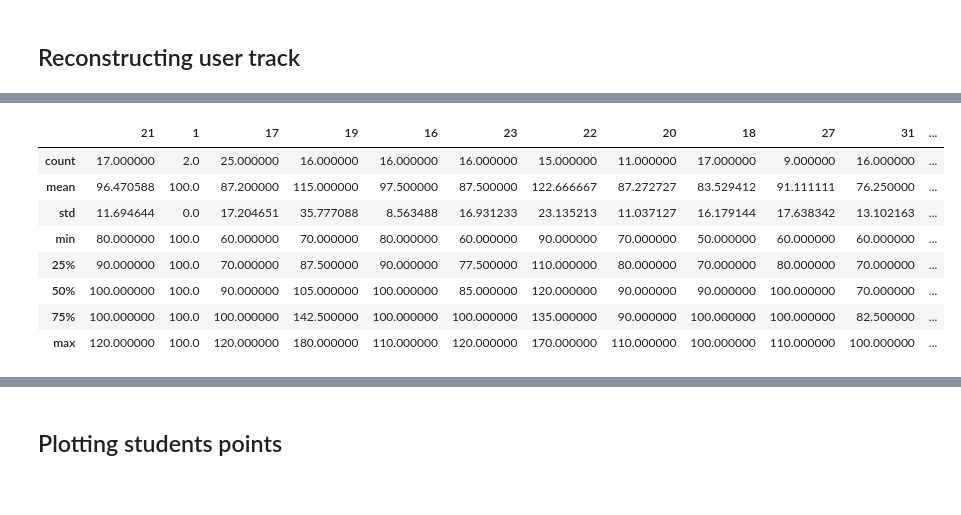
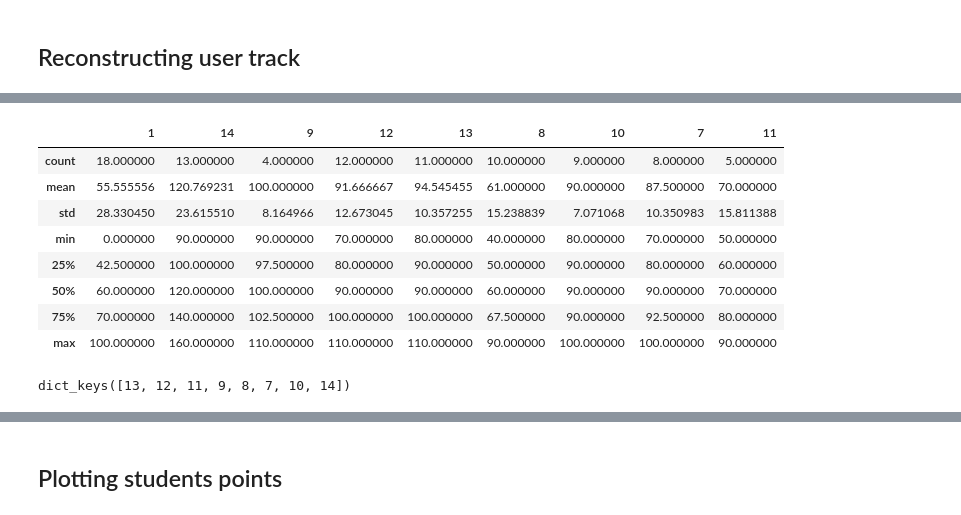
Before and after one commit to harena-lab/harena-analytics, a Jupyter notebook: resources/ZumbiVenom/analysis/analysis.ipynb, the cells around one changed output, grey strips where cells are left out. Cells and saved outputs as stored; diff of their text form; code cells hidden in the pictures.

```diff
--- a/resources/ZumbiVenom/analysis/analysis.ipynb
+++ b/resources/ZumbiVenom/analysis/analysis.ipynb
@@ -60,10 +69,9 @@ dict_keys([21, 1, 17, 19, 16, 23, 22, 20, 18, 27, 31, 26, 32, 28, 30, 29, 24])
 # %%
 def users_points_history(users_track):
-
     users_points = dict()
     for user in users_track.keys():
         for log in users_track[user]:
-            if '/var/points/set' in log['topic']:
+            if 'var/points/set' in log['topic']:
                 points=log['payload']['content']
                 if user in users_points:
                     users_points[user].append(points)
@@ -78,8 +81,8 @@ users_points[21]
 # %%
-data_frames = []
-for key in users_points.keys():
-    df = pd.DataFrame(users_points[key],columns=[key])
-    data_frames.append(df)
+def dic_to_dataFrames(dictionary):
+    data_frames = []
+    for key in dictionary.keys():
+        df = pd.DataFrame(dictionary[key],columns=[key])
+        data_frames.append(df)
 
-df_users_points = pd.concat(data_frames, axis=1)
-df_users_points
+    return pd.concat(data_frames, axis=1)
@@ -103,0 +89,3 @@ df_users_points
+# %%
+users_tracks_group1 = reconstruct_users_track(data_group1)
+users_tracks_group1.keys()
@@ -103,0 +94,4 @@ df_users_points
+# %%
+users_points_group1 = users_points_history(users_tracks_group1)
+users_points_group1 = dic_to_dataFrames(users_points_group1)
+users_points_group1
@@ -104,12 +116,17 @@ df_users_points
 # %%
-df_users_points.describe()
+users_points_group1.describe()
 # %% [output]
-|  | 21 | 1 | 17 | 19 | 16 | 23 | 22 | 20 | 18 | 27 | 31 | ... |
-| count | 17.000000 | 2.0 | 25.000000 | 16.000000 | 16.000000 | 16.000000 | 15.000000 | 11.000000 | 17.000000 | 9.000000 | 16.000000 | ... |
-| mean | 96.470588 | 100.0 | 87.200000 | 115.000000 | 97.500000 | 87.500000 | 122.666667 | 87.272727 | 83.529412 | 91.111111 | 76.250000 | ... |
-| std | 11.694644 | 0.0 | 17.204651 | 35.777088 | 8.563488 | 16.931233 | 23.135213 | 11.037127 | 16.179144 | 17.638342 | 13.102163 | ... |
-| min | 80.000000 | 100.0 | 60.000000 | 70.000000 | 80.000000 | 60.000000 | 90.000000 | 70.000000 | 50.000000 | 60.000000 | 60.000000 | ... |
-| 25% | 90.000000 | 100.0 | 70.000000 | 87.500000 | 90.000000 | 77.500000 | 110.000000 | 80.000000 | 70.000000 | 80.000000 | 70.000000 | ... |
-| 50% | 100.000000 | 100.0 | 90.000000 | 105.000000 | 100.000000 | 85.000000 | 120.000000 | 90.000000 | 90.000000 | 100.000000 | 70.000000 | ... |
-| 75% | 100.000000 | 100.0 | 100.000000 | 142.500000 | 100.000000 | 100.000000 | 135.000000 | 90.000000 | 100.000000 | 100.000000 | 82.500000 | ... |
-| max | 120.000000 | 100.0 | 120.000000 | 180.000000 | 110.000000 | 120.000000 | 170.000000 | 110.000000 | 100.000000 | 110.000000 | 100.000000 | ... |
+|  | 1 | 14 | 9 | 12 | 13 | 8 | 10 | 7 | 11 |
+| count | 18.000000 | 13.000000 | 4.000000 | 12.000000 | 11.000000 | 10.000000 | 9.000000 | 8.000000 | 5.000000 |
+| mean | 55.555556 | 120.769231 | 100.000000 | 91.666667 | 94.545455 | 61.000000 | 90.000000 | 87.500000 | 70.000000 |
+| std | 28.330450 | 23.615510 | 8.164966 | 12.673045 | 10.357255 | 15.238839 | 7.071068 | 10.350983 | 15.811388 |
+| min | 0.000000 | 90.000000 | 90.000000 | 70.000000 | 80.000000 | 40.000000 | 80.000000 | 70.000000 | 50.000000 |
+| 25% | 42.500000 | 100.000000 | 97.500000 | 80.000000 | 90.000000 | 50.000000 | 90.000000 | 80.000000 | 60.000000 |
+| 50% | 60.000000 | 120.000000 | 100.000000 | 90.000000 | 90.000000 | 60.000000 | 90.000000 | 90.000000 | 70.000000 |
+| 75% | 70.000000 | 140.000000 | 102.500000 | 100.000000 | 100.000000 | 67.500000 | 90.000000 | 92.500000 | 80.000000 |
+| max | 100.000000 | 160.000000 | 110.000000 | 110.000000 | 110.000000 | 90.000000 | 100.000000 | 100.000000 | 90.000000 |
+# %%
+users_tracks_group2 = reconstruct_users_track(data_group2)
+users_tracks_group2.keys()
+# %% [output]
+dict_keys([13, 12, 11, 9, 8, 7, 10, 14])
```
Also changed, not shown: parts of 19 cells of this notebook, 2 other files.
